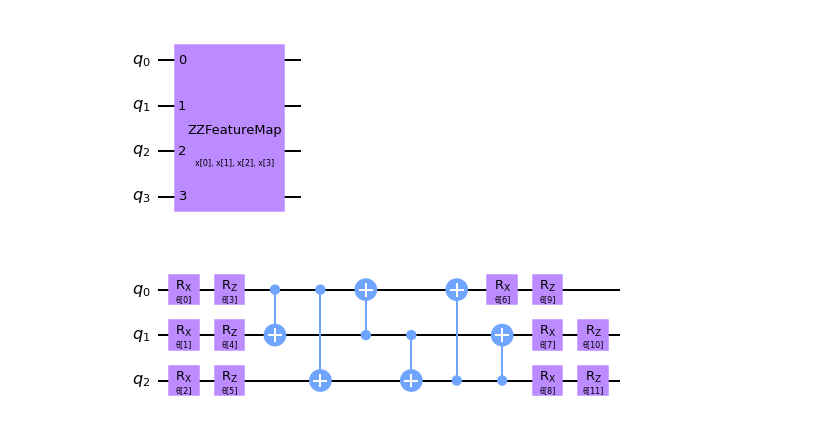
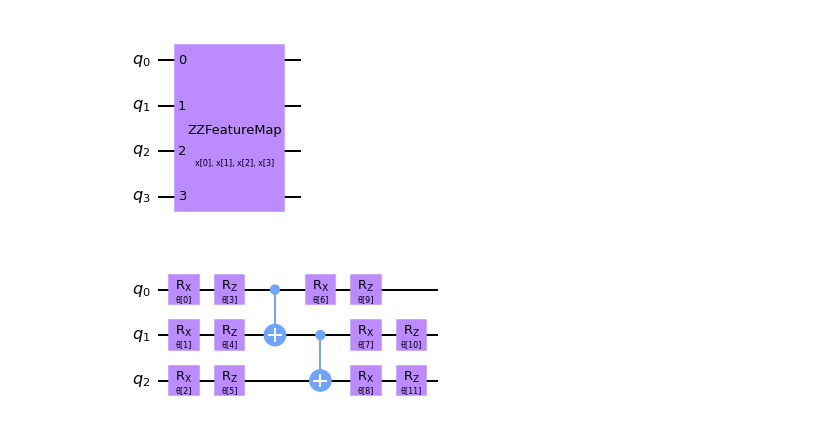
Before and after one commit to mattwright99/QMIND-VQC, a Jupyter notebook: src/Tristan_AnsatzImplementation/Tristan_Ansatz.ipynb, the cells around one changed output. Cells and saved outputs as stored; diff of their text form; code cells hidden in the pictures.

```diff
--- a/src/Tristan_AnsatzImplementation/Tristan_Ansatz.ipynb
+++ b/src/Tristan_AnsatzImplementation/Tristan_Ansatz.ipynb
@@ -117,10 +117,10 @@ def efficientSU2(N_dims, gates=['rx', 'rz'], reps=1, entanglement='circular'):
 
     return qc
 # %%
-qc = efficientSU2(3, reps=1, entanglement='full')
+qc = efficientSU2(3, reps=1, entanglement='linear')
 qc.draw('mpl')
 # %% [output]
-[figure, old version]
+[figure, new version]
 # %%
 backend = Aer.get_backend('qasm_simulator')
 q_instance = QuantumInstance(backend, shots=1024)
```
Also changed, not shown: parts of 2 cells of this notebook, 1 other file.
